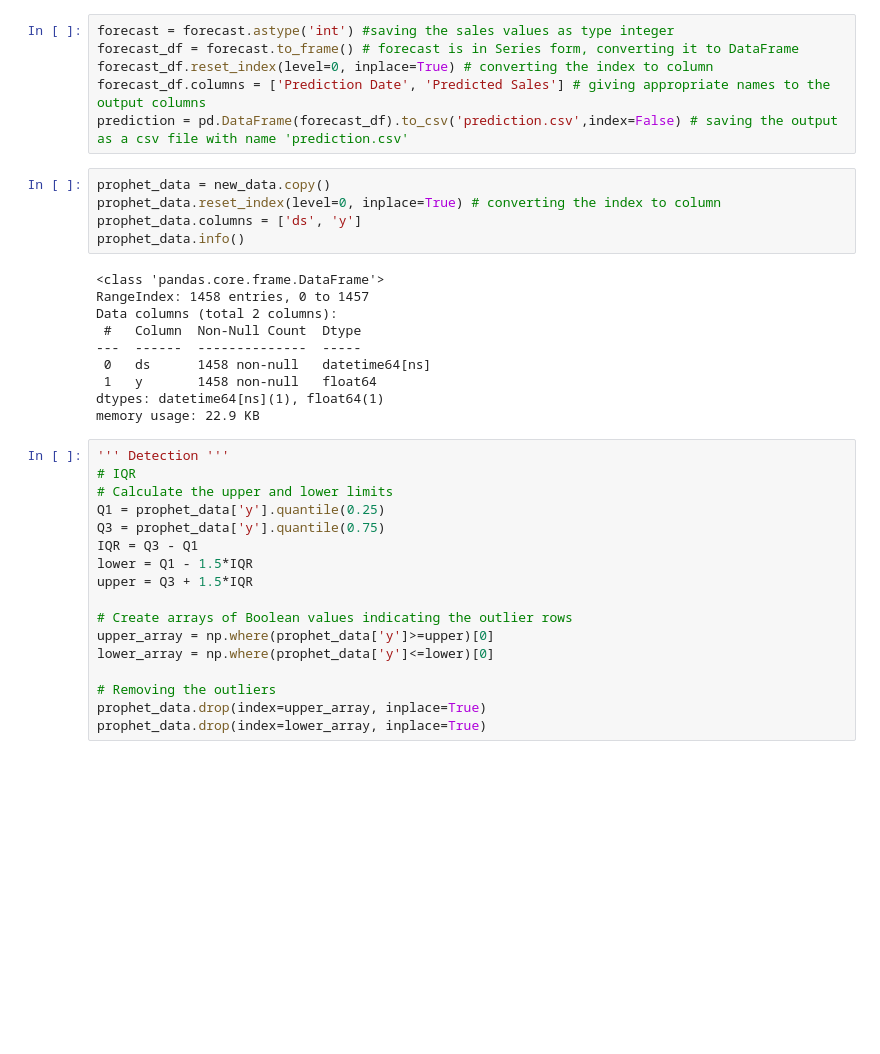
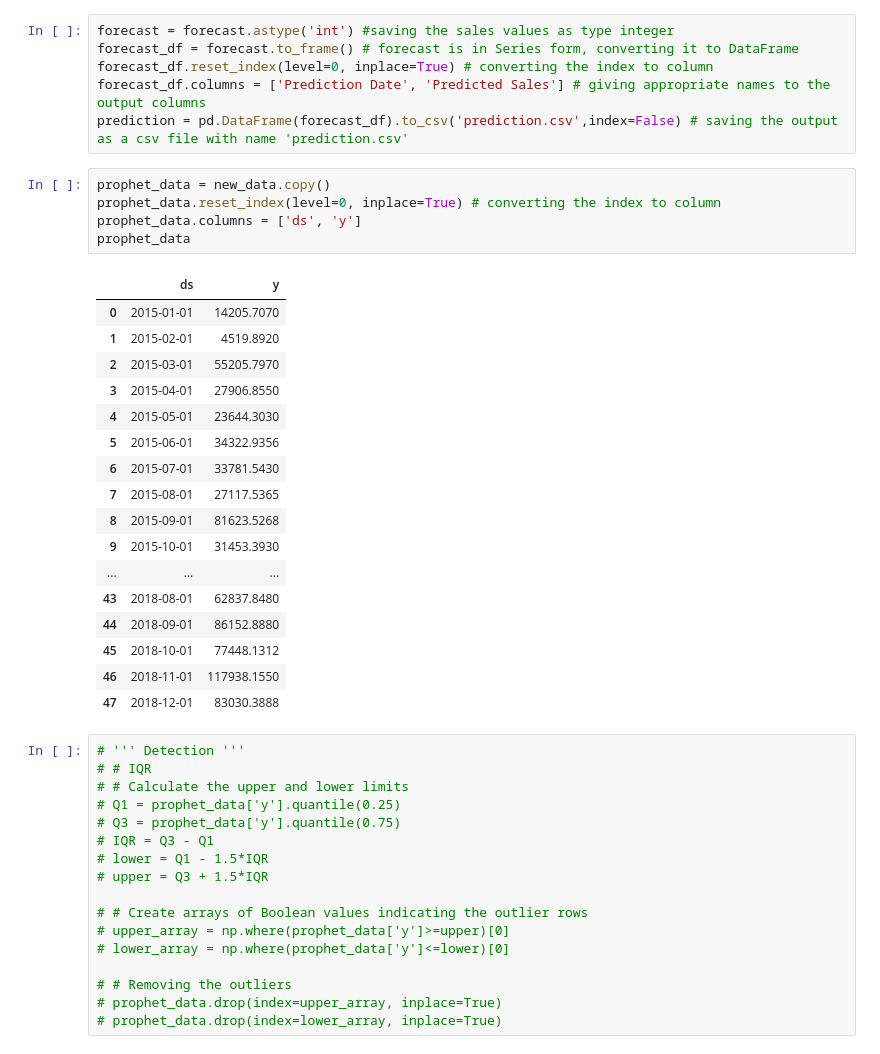
Before and after one commit to thanhnhatt29/finalPrj, a Jupyter notebook: test month.ipynb, the cells around one changed output. Saved outputs shown, nothing was run; the diff lists cells and outputs as text; blank space fills up the shorter version.

```diff
--- a/test month.ipynb
+++ b/test month.ipynb
@@ -471,35 +472,43 @@ prediction = pd.DataFrame(forecast_df).to_csv('prediction.csv',index=False) # sa
 # %%
 prophet_data = new_data.copy()
 prophet_data.reset_index(level=0, inplace=True) # converting the index to column
 prophet_data.columns = ['ds', 'y']
-prophet_data.info()
+prophet_data
 # %% [output]
-<class 'pandas.core.frame.DataFrame'>
-RangeIndex: 1458 entries, 0 to 1457
-Data columns (total 2 columns):
- #   Column  Non-Null Count  Dtype
----  ------  --------------  -----
- 0   ds      1458 non-null   datetime64[ns]
- 1   y       1458 non-null   float64
-dtypes: datetime64[ns](1), float64(1)
-memory usage: 22.9 KB
+|  | ds | y |
+| 0 | 2015-01-01 | 14205.7070 |
+| 1 | 2015-02-01 | 4519.8920 |
+| 2 | 2015-03-01 | 55205.7970 |
+| 3 | 2015-04-01 | 27906.8550 |
+| 4 | 2015-05-01 | 23644.3030 |
+| 5 | 2015-06-01 | 34322.9356 |
+| 6 | 2015-07-01 | 33781.5430 |
+| 7 | 2015-08-01 | 27117.5365 |
+| 8 | 2015-09-01 | 81623.5268 |
+| 9 | 2015-10-01 | 31453.3930 |
+| ... | ... | ... |
+| 43 | 2018-08-01 | 62837.8480 |
+| 44 | 2018-09-01 | 86152.8880 |
+| 45 | 2018-10-01 | 77448.1312 |
+| 46 | 2018-11-01 | 117938.1550 |
+| 47 | 2018-12-01 | 83030.3888 |
 # %%
-''' Detection '''
-# IQR
-# Calculate the upper and lower limits
-Q1 = prophet_data['y'].quantile(0.25)
-Q3 = prophet_data['y'].quantile(0.75)
-IQR = Q3 - Q1
-lower = Q1 - 1.5*IQR
-upper = Q3 + 1.5*IQR
+# ''' Detection '''
+# # IQR
+# # Calculate the upper and lower limits
+# Q1 = prophet_data['y'].quantile(0.25)
+# Q3 = prophet_data['y'].quantile(0.75)
+# IQR = Q3 - Q1
+# lower = Q1 - 1.5*IQR
+# upper = Q3 + 1.5*IQR
 
-# Create arrays of Boolean values indicating the outlier rows
-upper_array = np.where(prophet_data['y']>=upper)[0]
-lower_array = np.where(prophet_data['y']<=lower)[0]
+# # Create arrays of Boolean values indicating the outlier rows
+# upper_array = np.where(prophet_data['y']>=upper)[0]
+# lower_array = np.where(prophet_data['y']<=lower)[0]
 
-# Removing the outliers
-prophet_data.drop(index=upper_array, inplace=True)
-prophet_data.drop(index=lower_array, inplace=True)
+# # Removing the outliers
+# prophet_data.drop(index=upper_array, inplace=True)
+# prophet_data.drop(index=lower_array, inplace=True)
 # %%
 from prophet import Prophet
 m = Prophet()
```
Also changed, not shown: parts of 10 cells of this notebook, 24 other files.
